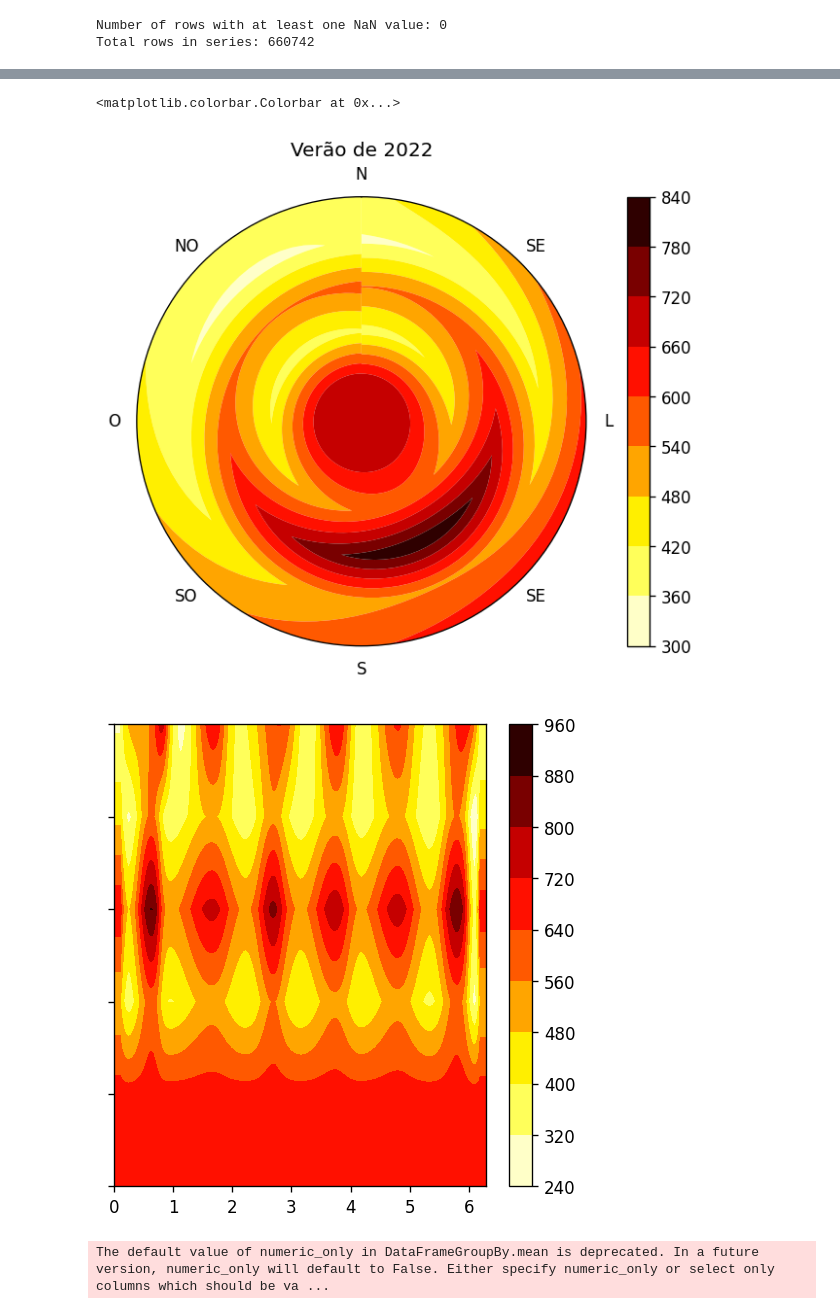
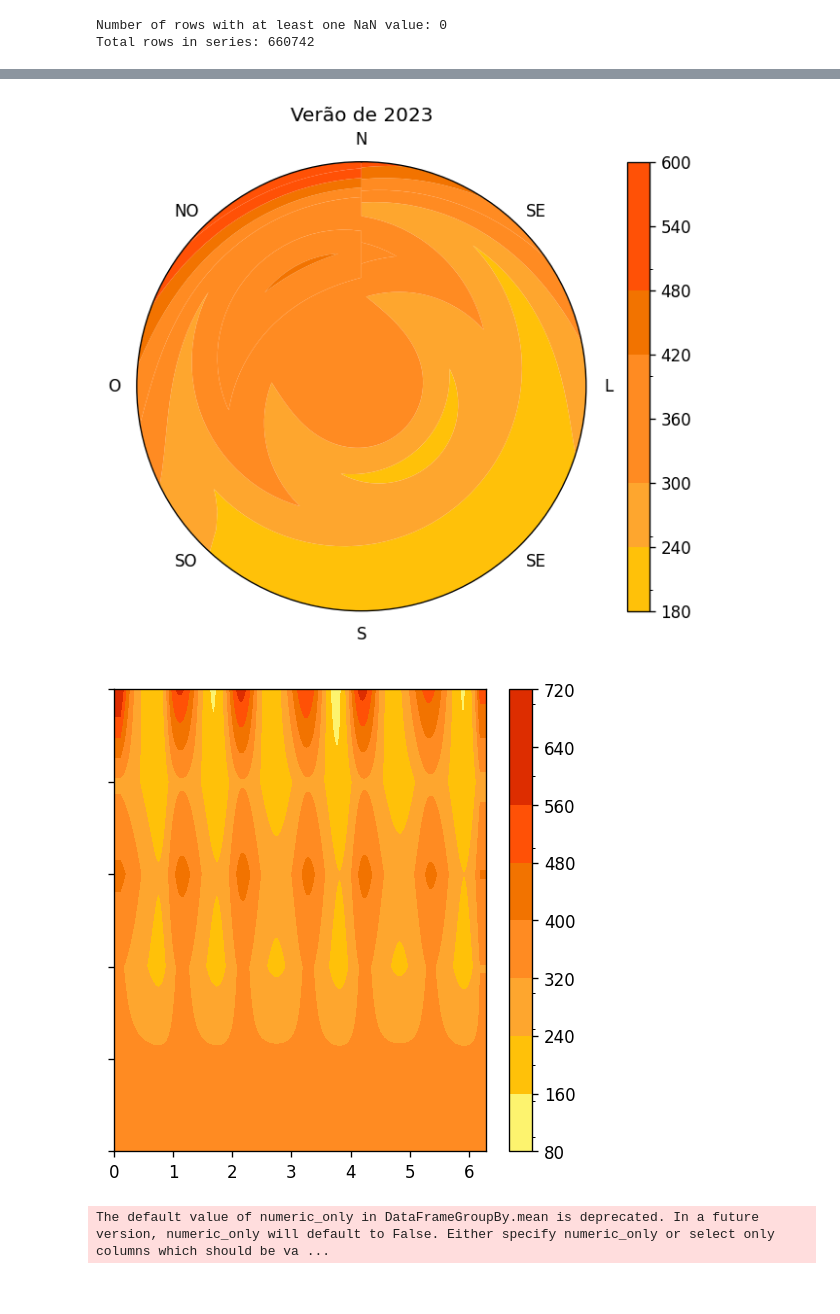
Before and after one commit to igordantasgf/analise_dados_microambientais, a Jupyter notebook: fly_eye_visualize.ipynb, the cells around one changed output, grey strips where cells are left out. Drawn from its saved outputs; the diff is of its cells as text; code cells hidden in the pictures.

Commit message:
alterações cmap e norm do fly eye

```diff
--- a/fly_eye_visualize.ipynb
+++ b/fly_eye_visualize.ipynb
@@ -155,27 +156,31 @@ def interpolar_dados(metodo, inicio=None, fim=None):
   clear_output()
   return nova_matriz_expandida
 # %%
-nova_matriz_expandida = interpolar_dados('tempo', '2022-12-21', '2023-02-01')
+nova_matriz_expandida = interpolar_dados('tempo', '2022-07-21', '2022-09-01')
 nova_matriz = nova_matriz_expandida[:,200:300]
 
 a = np.linspace(0,2*np.pi,100) # Sepação das partes em radianos
 b = np.linspace(0,1,6) # Camadas por distancia ao centro
 c = nova_matriz
 
-orig_map=plt.cm.get_cmap('hot')
+colors = ['#fffcbf','#FDF36E','#FCEE2D','#ffc109','#fea62e','#ff8b22','#f27300','#ff5106','#dd2d00','#9f1800']
+bounds = [0, 100, 150,200,250,300,400,500,600,700,800]
+
+new_cmap = matplotlib.colors.ListedColormap(colors)
+new_norm = matplotlib.colors.BoundaryNorm(bounds, len(colors))
 
 #actual plotting
 fig, ax = plt.subplots(figsize=(9,5),dpi=120,subplot_kw=dict(projection='polar'))
 ax.set_yticklabels([])
-ctf = ax.contourf(a, b, c, cmap=orig_map.reversed(), antialiased=True)
+ctf = ax.contourf(a, b, c, cmap=new_cmap, norm=new_norm, antialiased=True)
 ax.set_theta_offset(np.pi/2)
 ax.grid(alpha=0)
 ax.set_xticklabels(['N','NO','O','SO','S','SE','L','SE'])
-ax.set_title("Verão de 2022")
+ax.set_title("Verão de 2023")
 plt.colorbar(ctf)
 
 fig, ax1 = plt.subplots(figsize=(5,5),dpi=120)
 ax1.set_yticklabels([])
-ctf = ax1.contourf(np.linspace(0,2*np.pi,600), b, nova_matriz_expandida, cmap=orig_map.reversed())
+ctf = ax1.contourf(np.linspace(0,2*np.pi,600), b, nova_matriz_expandida, cmap=new_cmap, norm=new_norm)
 plt.colorbar(ctf)
 # %% [output]
@@ -186,6 +188,5 @@ FixedFormatter should only be used together with FixedLocator
-<matplotlib.colorbar.Colorbar at 0x...>
-[figure, old version]
+[figure, new version]
-[figure, old version]
+[figure, new version]
 # %%
 import matplotlib
 from matplotlib.colors import LinearSegmentedColormap
```
Also changed, not shown: parts of 2 cells of this notebook.
